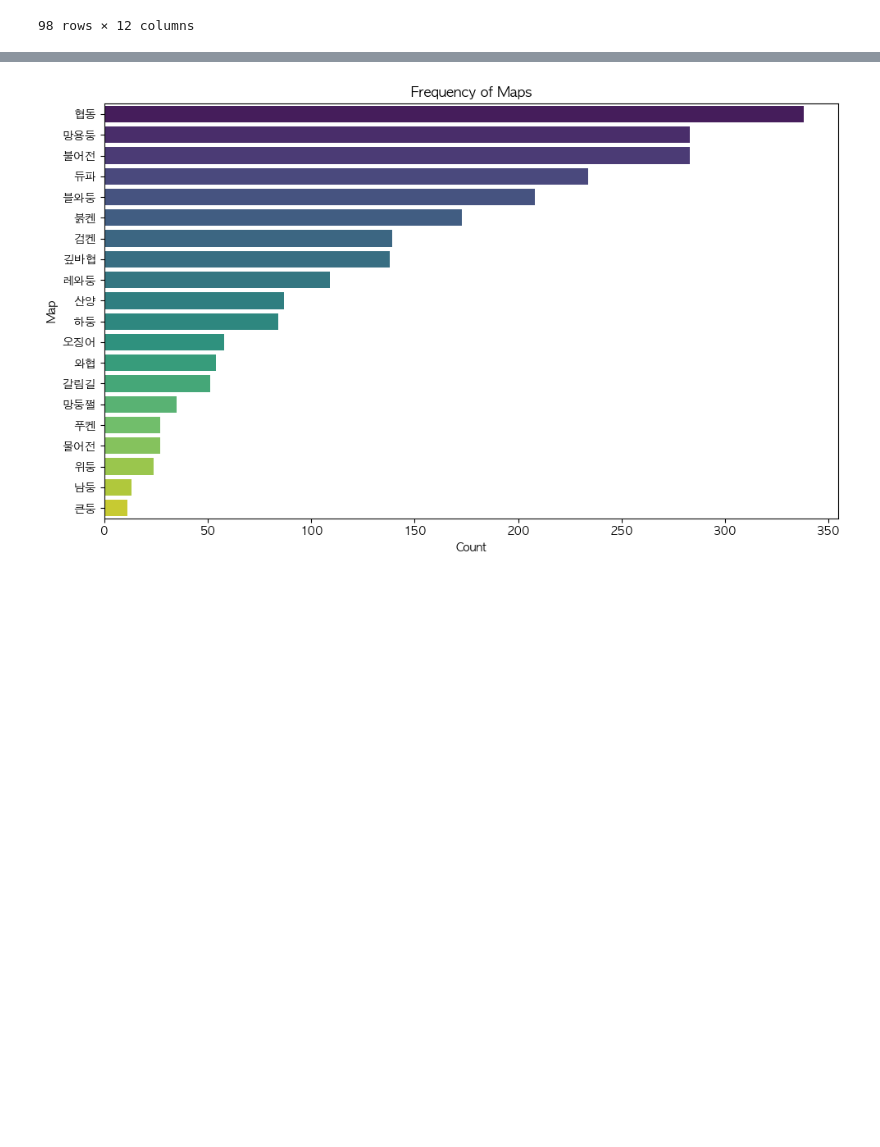
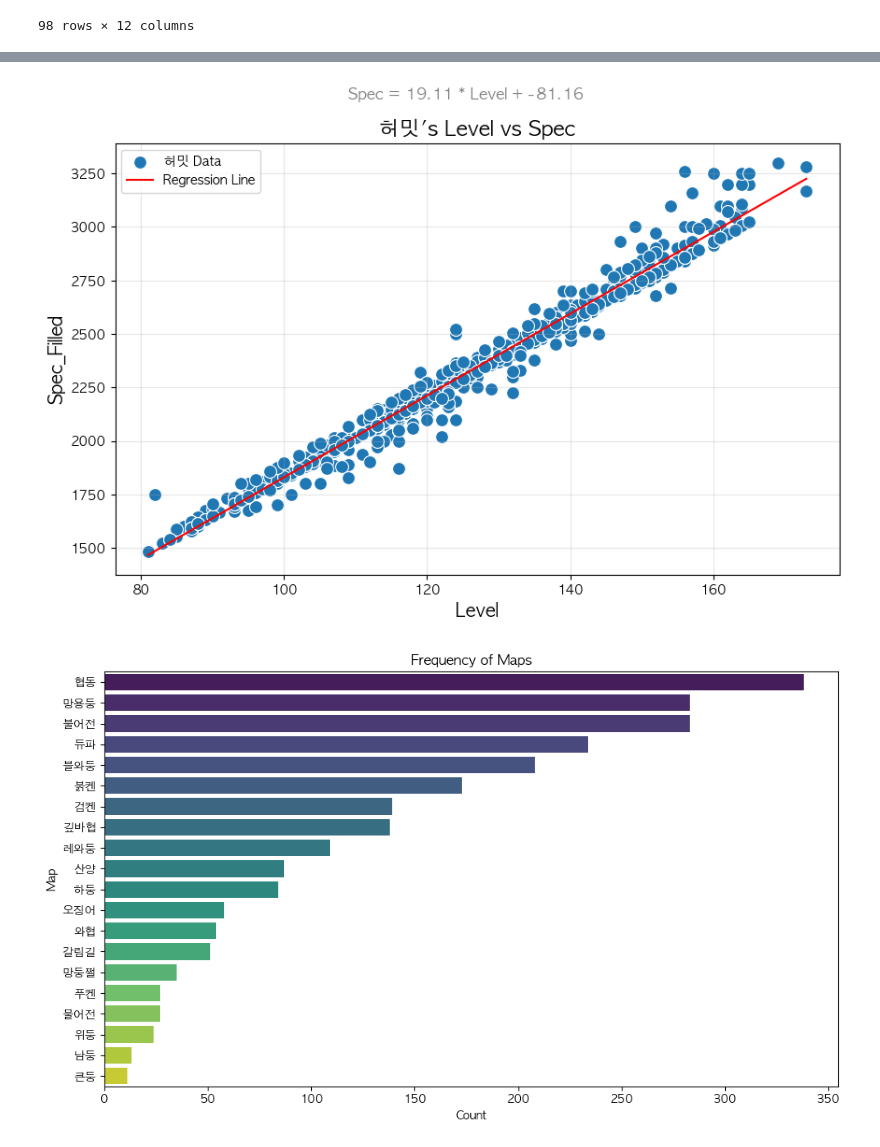
Before and after one commit to jongwonIee/mapleland, a Jupyter notebook: party/main.ipynb, the cells around one changed output, grey strips where cells are left out. Saved outputs shown, nothing was run; the diff lists cells and outputs as text; code cells hidden in the pictures; blank space fills up the shorter version.

```diff
--- a/party/main.ipynb
+++ b/party/main.ipynb
@@ -400,43 +126,44 @@ def plot_job_frequency_by_map(df):
 # %%
-def plot_level_spec_with_regression(df, input_job):
+def plot_level_spec_with_regression(df, input_job, input_level=None):
     """
     Plots Level vs Spec for a specific job with a linear regression line and equation.
+    Optionally marks a given level on the plot.
 
     Parameters:
     - df: DataFrame containing the data.
     - input_job: The specific job to filter and plot (e.g., '허밋').
+    - input_level: Optional level to mark on the regression line.
     """
-    job_df = df[df["job"] == input_job].dropna(subset=["level", "spec"])
+    # Filter for the specific job and drop rows with missing data
+    job_df = df[df["job"] == input_job].dropna(subset=["level", "spec_filled"])
 
     # Check if there are enough data points for regression
     if len(job_df) < 2:
         print(f"Not enough data points to compute regression for job: {input_job}")
         return
 
     # Prepare data for linear regression
     X = job_df["level"].values.reshape(-1, 1)
-    y = job_df["spec"].values
+    y = job_df["spec_filled"].values
 
     # Fit linear regression model
     model = LinearRegression()
     model.fit(X, y)
     coef = model.coef_[0]
     intercept = model.intercept_
 
     # Regression equation
     equation = f"Spec = {coef:.2f} * Level + {intercept:.2f}"
 
     # Plot Level vs Spec
     plt.figure(figsize=(10, 6))
-    sns.scatterplot(data=job_df, x="level", y="spec", s=100, label=f"{input_job} Data")
+    sns.scatterplot(data=job_df, x="level", y="spec_filled", s=100, label=f"{input_job} Data")
     sns.lineplot(x=job_df["level"], y=model.predict(X), color="red", label="Regression Line")
-    plt.title(f"{input_job}'s Level vs Spec", fontsize=16)
-    plt.suptitle(equation, fontsize=12, color="gray")
-    plt.xlabel("Level", fontsize=14)
-    plt.ylabel("Spec", fontsize=14)
-    plt.legend()
-    plt.grid(True, alpha=0.3)
-    plt.show()
+
+    # Mark the input level if provided
+    if
+# %% [output]
+[figure, added]
 # %%
 def plot_level_spec_with_regression_by_level(df, input_job, level_input):
     """
```
Also changed, not shown: parts of 13 cells of this notebook, 4 other files.
